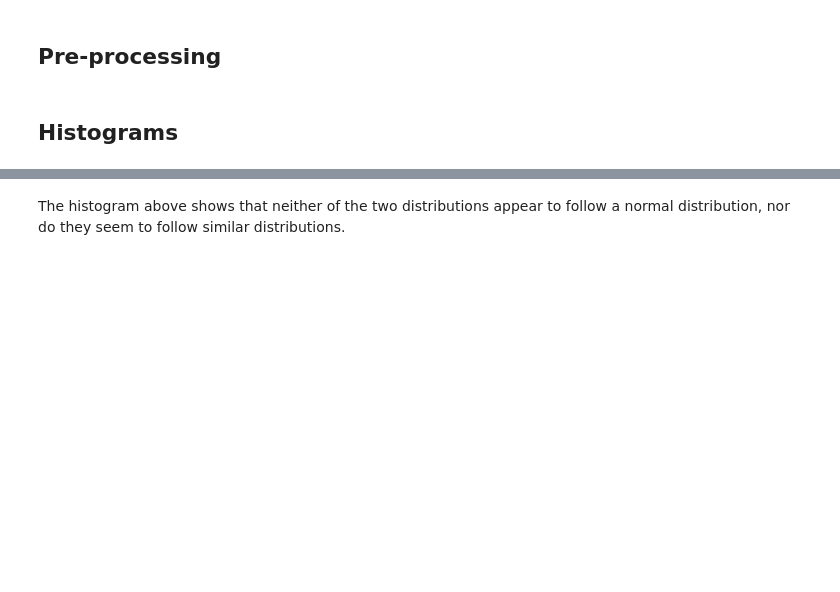
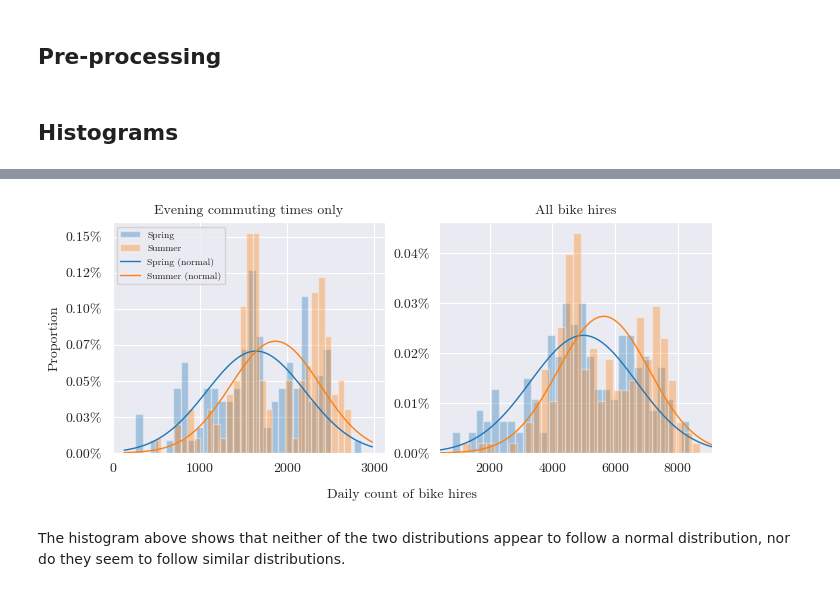
Before and after one commit to rorycreedon/stat0032_assignment, a Jupyter notebook: task_1.ipynb, the cells around one changed output, grey strips where cells are left out. Saved outputs shown, nothing was run; the diff lists cells and outputs as text; code cells hidden in the pictures; blank space fills up the shorter version.

```diff
--- a/task_1.ipynb
+++ b/task_1.ipynb
@@ -110,3 +110,55 @@ fig.savefig('plots/Peak times combined histograms.png', bbox_inches="tight")
+# %%
+# Setup normal distributions
+mu_spring_peak, std_spring_peak = norm.fit(peak_evenings_daily['sum'][peak_evenings_daily.season==2])
+mu_summer_peak, std_summer_peak = norm.fit(peak_evenings_daily['sum'][peak_evenings_daily.season==3])
+
+mu_spring_all, std_spring_all = norm.fit(day_data['cnt'][day_data.season==2])
+mu_summer_all, std_summer_all = norm.fit(day_data['cnt'][day_data.season==3])
+
+# Subplot setup
+fig, (ax0, ax1) = plt.subplots(ncols=2, figsize=(7.75,3))
+
+# Peak evenings histogram
+ax0.hist(peak_evenings_daily['sum'][peak_evenings_daily.season==2], alpha=0.35, density=True, bins=30, label='Spring')
+ax0.hist(peak_evenings_daily['sum'][peak_evenings_daily.season==3], alpha=0.35, density=True, bins=30, label='Summer')
+
+# All days histogram
+ax1.hist(day_data['cnt'][day_data.season==2], alpha=0.35, density=True, bins=30)
+ax1.hist(day_data['cnt'][day_data.season==3], alpha=0.35, density=True, bins=30)
+
+# Normal dist - peak evenings
+x_min_peak, x_max_peak = ax0.get_xlim()
+x_peak = np.linspace(x_min_peak, x_max_peak, 100)
+
+p_spring_peak = norm.pdf(x_peak, mu_spring_peak, std_spring_peak)
+p_summer_peak = norm.pdf(x_peak, mu_summer_peak, std_summer_peak)
+
+ax0.plot(x_peak, p_spring_peak, 'C0', linewidth=1, label='Spring (normal)')
+ax0.plot(x_peak, p_summer_peak, 'C1', linewidth=1, label = 'Summer (normal)')
+
+# Normal dist - all days
+x_min_all, x_max_all = ax1.get_xlim()
+x_all = np.linspace(x_min_all, x_max_all, 100)
+
+p_spring_all = norm.pdf(x_all, mu_spring_all, std_spring_all)
+p_summer_all = norm.pdf(x_all, mu_summer_all, std_summer_all)
+
+ax1.plot(x_all, p_spring_all, 'C0', linewidth=1)
+ax1.plot(x_all, p_summer_all, 'C1', linewidth=1)
+
+# Plotting setup
+plt.margins(x=0)
+#plt.figlegend(loc = 1, fontsize = 'x-small')
+ax0.legend(fontsize = 'x-small')
+fig.supxlabel("Daily count of bike hires", y=-0.05, fontsize = 10)
+ax0.set_ylabel('Proportion')
+ax0.set_title("Evening commuting times only", fontsize=10)
+ax1.set_title("All bike hires", fontsize=10)
+ax0.yaxis.set_major_formatter(tick.PercentFormatter(xmax=1, decimals=2))
+ax1.yaxis.set_major_formatter(tick.PercentFormatter(xmax=1, decimals=2))
+fig.savefig('plots/All combined histograms.png', bbox_inches="tight")
+# %% [output]
+[figure, added]
 # %% [markdown]
 The histogram above shows that neither of the two distributions appear to follow a normal distribution, nor do they seem to follow similar distributions.
 # %% [markdown]
```
Also changed, not shown: parts of 9 cells of this notebook, 3 other files.
